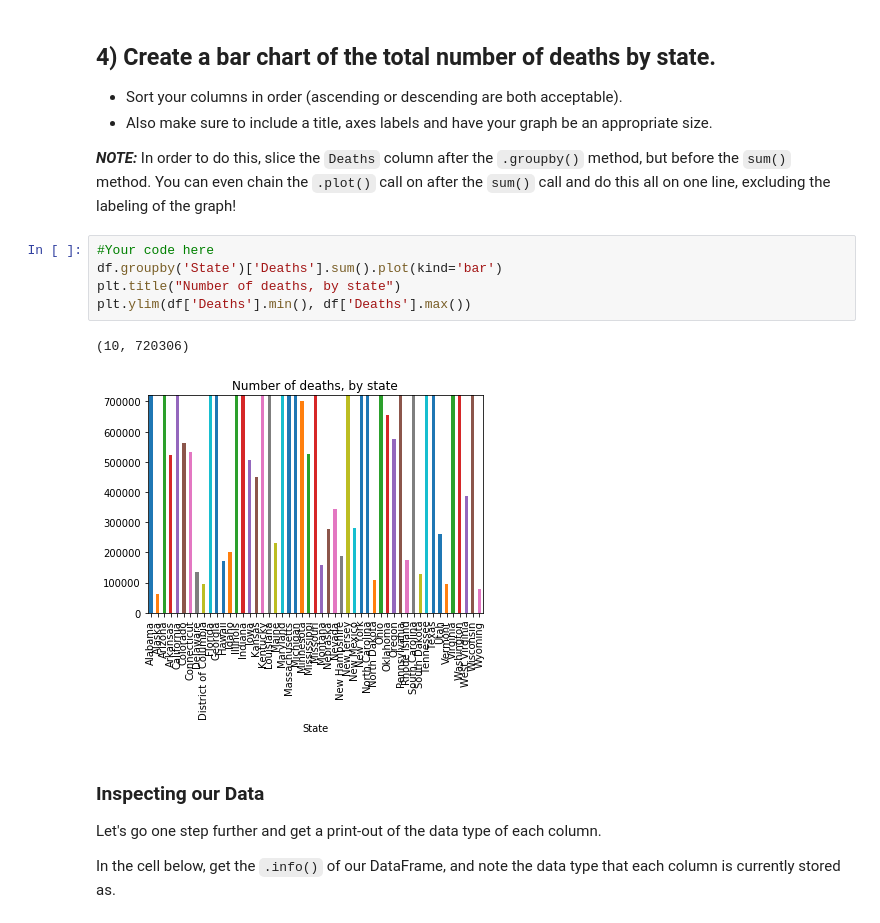
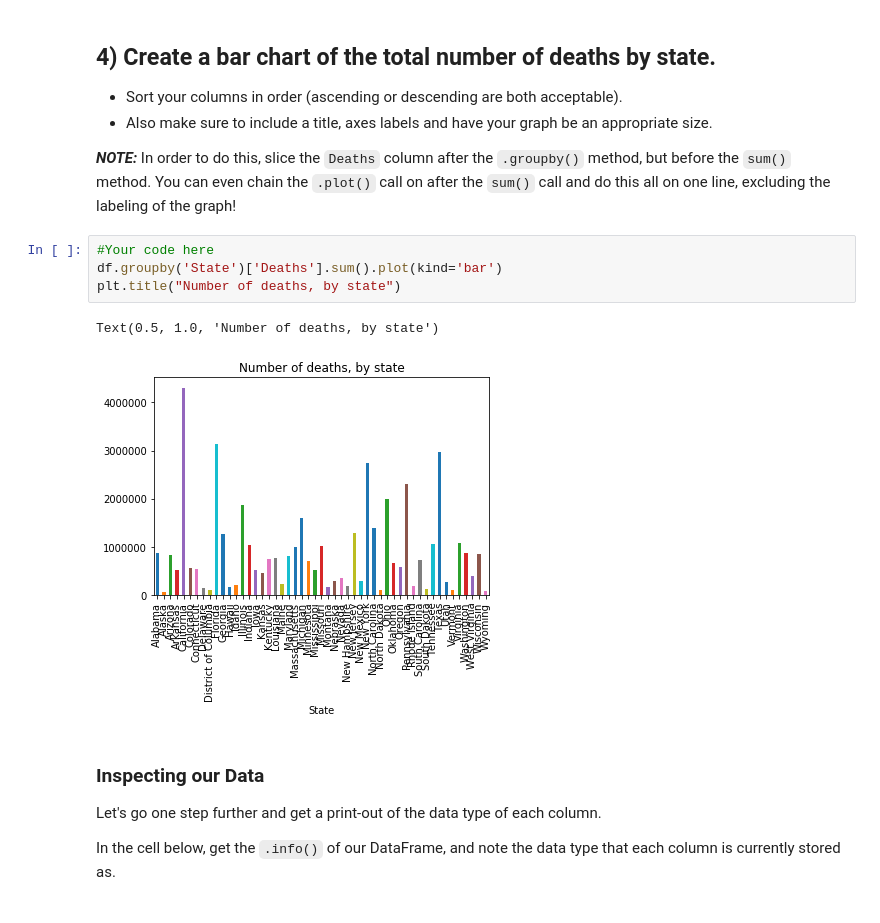
Before and after one commit to jnawjux/dsc-1-04-09-pivot-tables-with-pandas-lab-seattle-ds-career-040119, a Jupyter notebook: index.ipynb, the cells around one changed output. Saved outputs shown, nothing was run; the diff lists cells and outputs as text.

```diff
--- a/index.ipynb
+++ b/index.ipynb
@@ -124,11 +124,10 @@ df.groupby(['Gender','Race']).min()
 # %%
 #Your code here
 df.groupby('State')['Deaths'].sum().plot(kind='bar')
 plt.title("Number of deaths, by state")
-plt.ylim(df['Deaths'].min(), df['Deaths'].max())
 # %% [output]
-(10, 720306)
+Text(0.5, 1.0, 'Number of deaths, by state')
-[figure, old version]
+[figure, new version]
 # %% [markdown]
 ### Inspecting our Data
 
```
Also changed, not shown: parts of 2 cells of this notebook.
